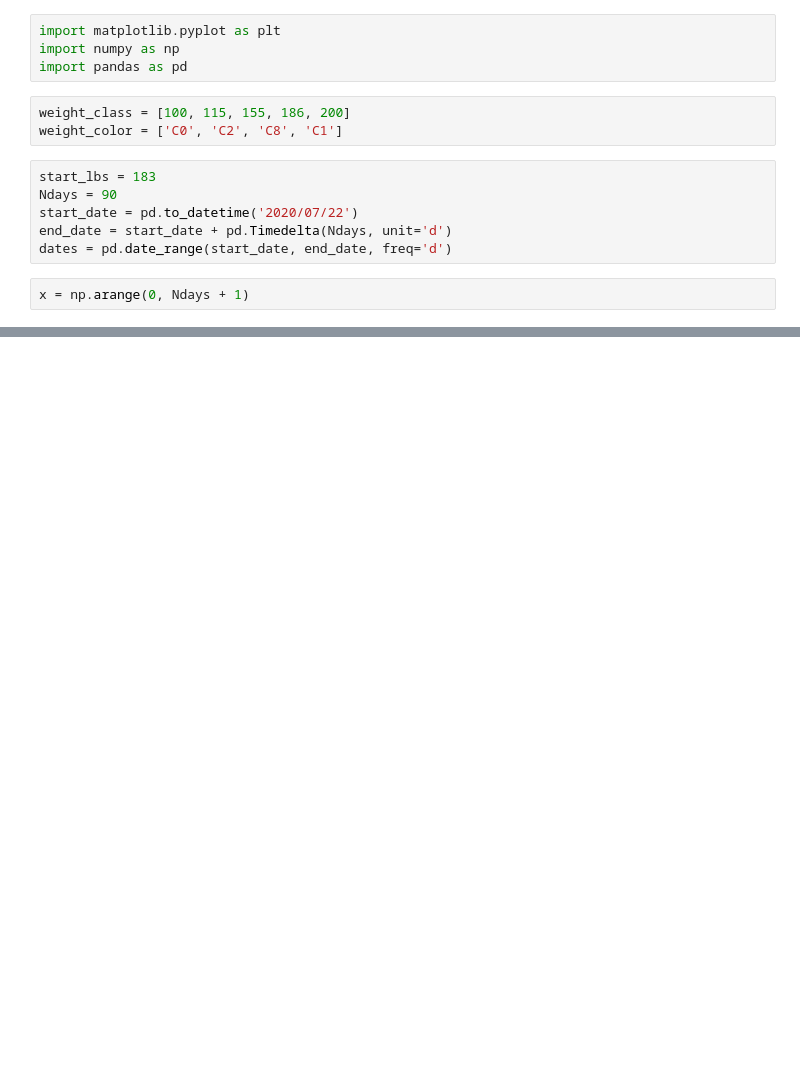
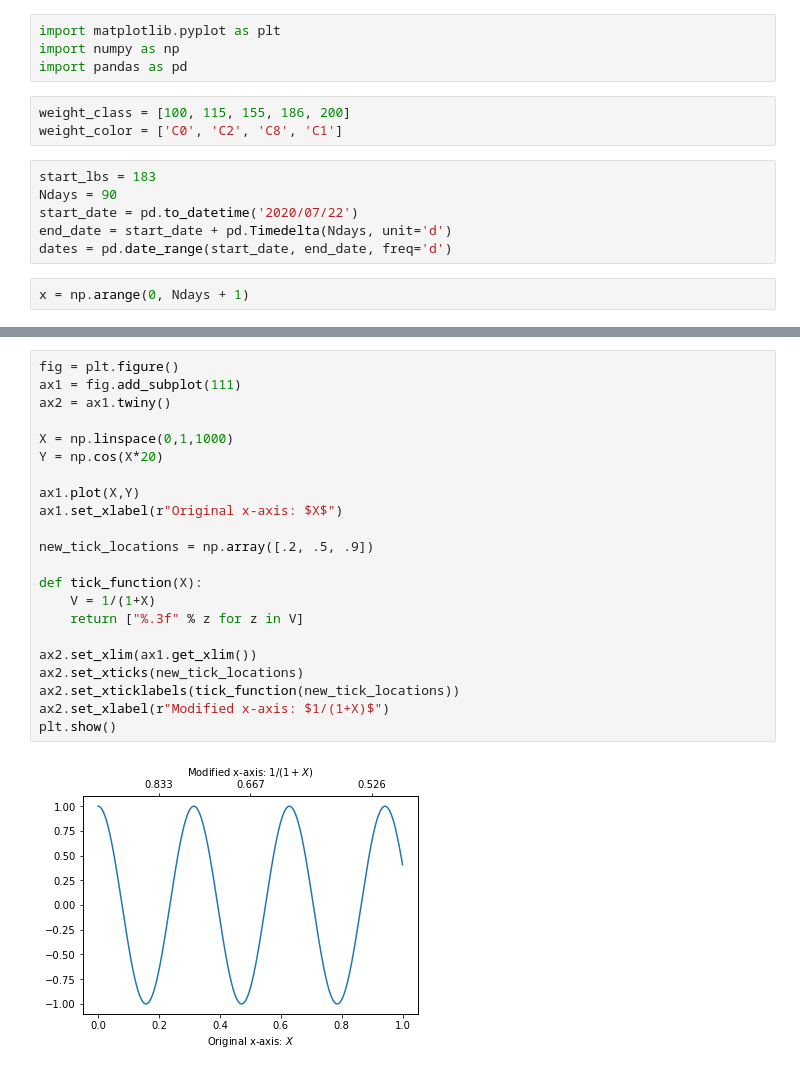
Before and after one commit to davidjaimes/running, a Jupyter notebook: Untitled.ipynb, the cells around one changed output, grey strips where cells are left out. Cells and saved outputs as stored; diff of their text form; blank space fills up the shorter version.

```diff
--- a/Untitled.ipynb
+++ b/Untitled.ipynb
@@ -30,0 +46,24 @@ plt.grid(ls=':')
+# %%
+fig = plt.figure()
+ax1 = fig.add_subplot(111)
+ax2 = ax1.twiny()
+
+X = np.linspace(0,1,1000)
+Y = np.cos(X*20)
+
+ax1.plot(X,Y)
+ax1.set_xlabel(r"Original x-axis: $X$")
+
+new_tick_locations = np.array([.2, .5, .9])
+
+def tick_function(X):
+    V = 1/(1+X)
+    return ["%.3f" % z for z in V]
+
+ax2.set_xlim(ax1.get_xlim())
+ax2.set_xticks(new_tick_locations)
+ax2.set_xticklabels(tick_function(new_tick_locations))
+ax2.set_xlabel(r"Modified x-axis: $1/(1+X)$")
+plt.show()
+# %% [output]
+[figure, added]
```
Also changed, not shown: parts of 2 cells of this notebook, 1 other file.
